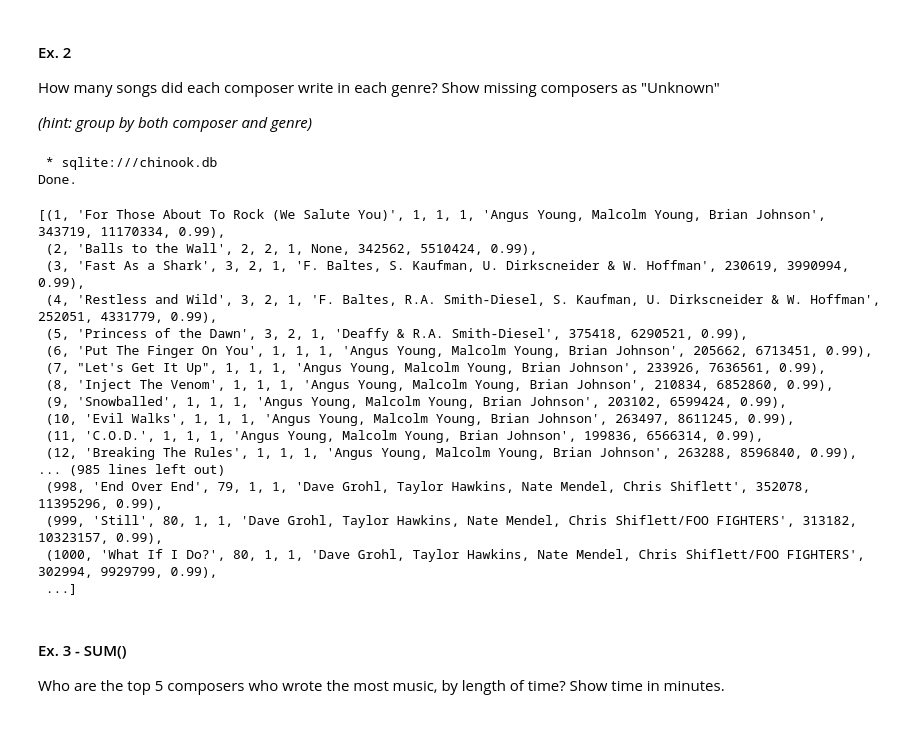
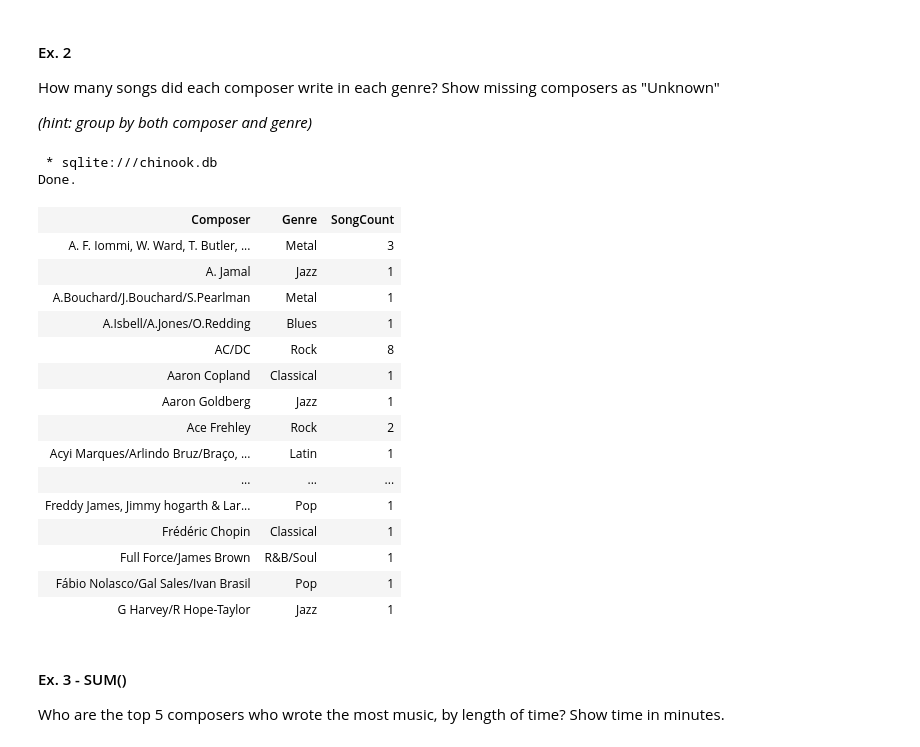
Before and after one commit to zakiayoubi/R11, a Jupyter notebook: Intro_to_SQL_2.ipynb, the cells around one changed output. Saved outputs shown, nothing was run; the diff lists cells and outputs as text; code cells hidden in the pictures.

```diff
--- a/Intro_to_SQL_2.ipynb
+++ b/Intro_to_SQL_2.ipynb
@@ -78,27 +67,38 @@ How many songs did each composer write in each genre? Show missing composers as
 _(hint: group by both composer and genre)_
 # %%
 %%sql
-SELECT * FROM tracks
+SELECT
+    COALESCE(Composer, 'Unknown') as Composer,
+    Genres.Name as Genre,
+    COUNT(Tracks.TrackId) as SongCount
+FROM
+    tracks
+LEFT JOIN Genres ON Tracks.GenreId = Genres.GenreId
+GROUP BY
+    Composer,
+    Genre
+ORDER BY
+    Composer,
+    Genre
 # %% [output]
  * sqlite:///chinook.db
 Done.
-[(1, 'For Those About To Rock (We Salute You)', 1, 1, 1, 'Angus Young, Malcolm Young, Brian Johnson', 343719, 11170334, 0.99),
- (2, 'Balls to the Wall', 2, 2, 1, None, 342562, 5510424, 0.99),
- (3, 'Fast As a Shark', 3, 2, 1, 'F. Baltes, S. Kaufman, U. Dirkscneider & W. Hoffman', 230619, 3990994, 0.99),
- (4, 'Restless and Wild', 3, 2, 1, 'F. Baltes, R.A. Smith-Diesel, S. Kaufman, U. Dirkscneider & W. Hoffman', 252051, 4331779, 0.99),
- (5, 'Princess of the Dawn', 3, 2, 1, 'Deaffy & R.A. Smith-Diesel', 375418, 6290521, 0.99),
- (6, 'Put The Finger On You', 1, 1, 1, 'Angus Young, Malcolm Young, Brian Johnson', 205662, 6713451, 0.99),
- (7, "Let's Get It Up", 1, 1, 1, 'Angus Young, Malcolm Young, Brian Johnson', 233926, 7636561, 0.99),
- (8, 'Inject The Venom', 1, 1, 1, 'Angus Young, Malcolm Young, Brian Johnson', 210834, 6852860, 0.99),
- (9, 'Snowballed', 1, 1, 1, 'Angus Young, Malcolm Young, Brian Johnson', 203102, 6599424, 0.99),
- (10, 'Evil Walks', 1, 1, 1, 'Angus Young, Malcolm Young, Brian Johnson', 263497, 8611245, 0.99),
- (11, 'C.O.D.', 1, 1, 1, 'Angus Young, Malcolm Young, Brian Johnson', 199836, 6566314, 0.99),
- (12, 'Breaking The Rules', 1, 1, 1, 'Angus Young, Malcolm Young, Brian Johnson', 263288, 8596840, 0.99),
-... (985 lines left out)
- (998, 'End Over End', 79, 1, 1, 'Dave Grohl, Taylor Hawkins, Nate Mendel, Chris Shiflett', 352078, 11395296, 0.99),
- (999, 'Still', 80, 1, 1, 'Dave Grohl, Taylor Hawkins, Nate Mendel, Chris Shiflett/FOO FIGHTERS', 313182, 10323157, 0.99),
- (1000, 'What If I Do?', 80, 1, 1, 'Dave Grohl, Taylor Hawkins, Nate Mendel, Chris Shiflett/FOO FIGHTERS', 302994, 9929799, 0.99),
- ...]
+| Composer | Genre | SongCount |
+| A. F. Iommi, W. Ward, T. Butler, ... | Metal | 3 |
+| A. Jamal | Jazz | 1 |
+| A.Bouchard/J.Bouchard/S.Pearlman | Metal | 1 |
+| A.Isbell/A.Jones/O.Redding | Blues | 1 |
+| AC/DC | Rock | 8 |
+| Aaron Copland | Classical | 1 |
+| Aaron Goldberg | Jazz | 1 |
+| Ace Frehley | Rock | 2 |
+| Acyi Marques/Arlindo Bruz/Braço, ... | Latin | 1 |
+| ... | ... | ... |
+| Freddy James, Jimmy hogarth & Lar... | Pop | 1 |
+| Frédéric Chopin | Classical | 1 |
+| Full Force/James Brown | R&B/Soul | 1 |
+| Fábio Nolasco/Gal Sales/Ivan Brasil | Pop | 1 |
+| G Harvey/R Hope-Taylor | Jazz | 1 |
 # %% [markdown]
 #### Ex. 3 - SUM()
 Who are the top 5 composers who wrote the most music, by length of time? Show time in minutes.
```
Also changed, not shown: parts of 11 cells of this notebook, 1 other file.
